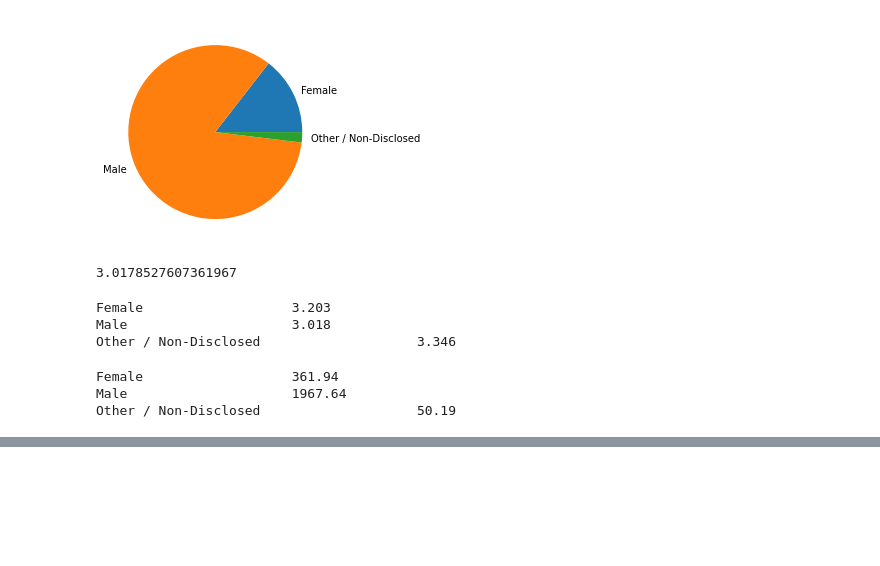
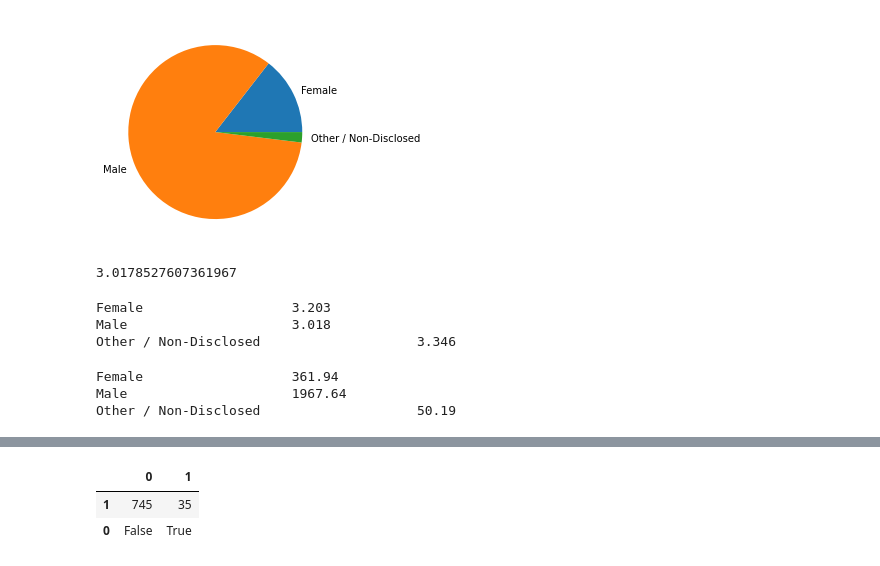
Before and after one commit to hmarbello/Tarea1AnalisisDeDatos, a Jupyter notebook: Tarea_1_Modulo1_AnalisisDeDatos.ipynb, the cells around one changed output, grey strips where cells are left out. Cells and saved outputs as stored; diff of their text form; code cells hidden in the pictures; blank space fills up the shorter version.

```diff
--- a/Tarea_1_Modulo1_AnalisisDeDatos.ipynb
+++ b/Tarea_1_Modulo1_AnalisisDeDatos.ipynb
@@ -312,0 +338,8 @@ Other / Non-Disclosed                    50.19
+# %%
+recuento=pd.DataFrame(np.unique(df_excel["Edad"]>36,return_counts=True))
+recuentoO=recuento.sort_values(by=1,ascending=False)
+recuentoO
+# %% [output]
+|  | 0 | 1 |
+| 1 | 745 | 35 |
+| 0 | False | True |
```
Also changed, not shown: parts of 7 cells of this notebook.
